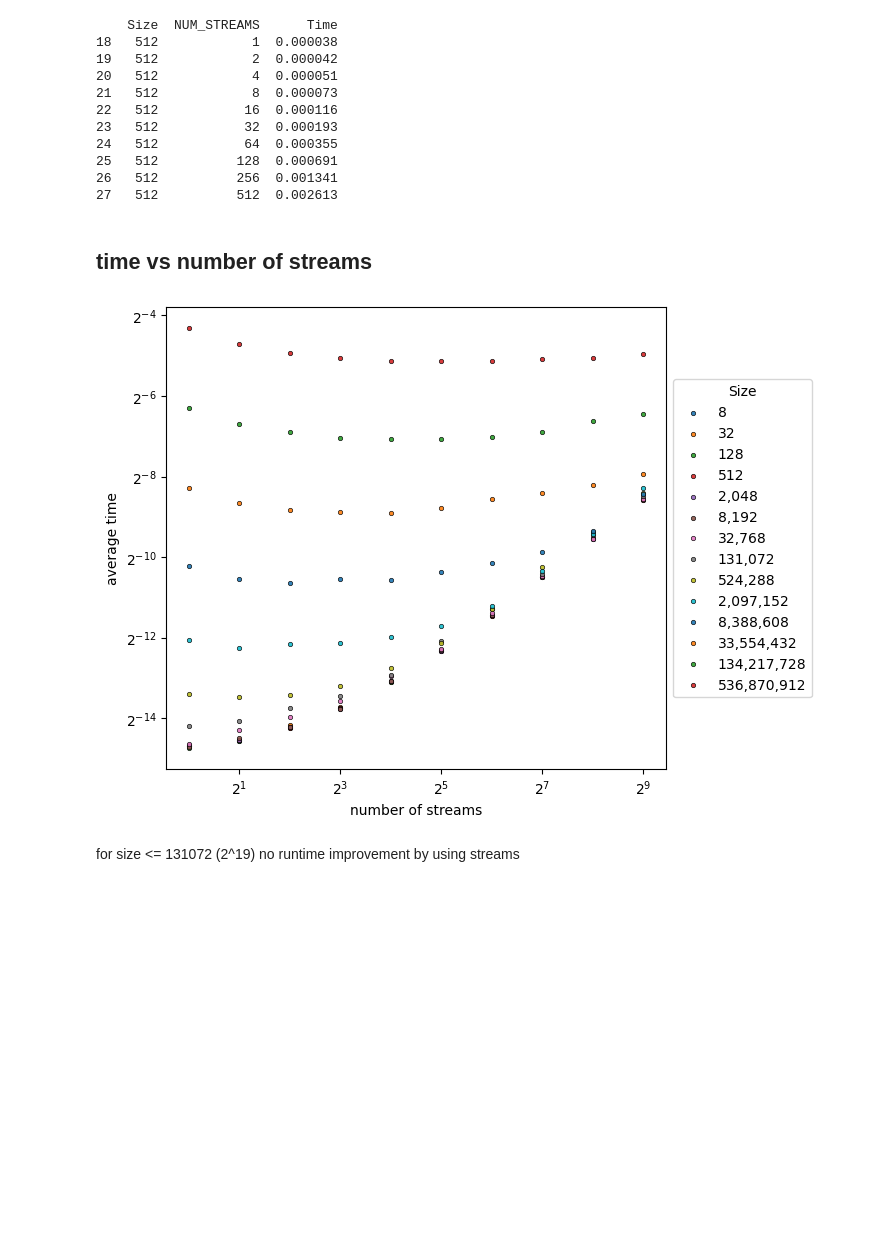
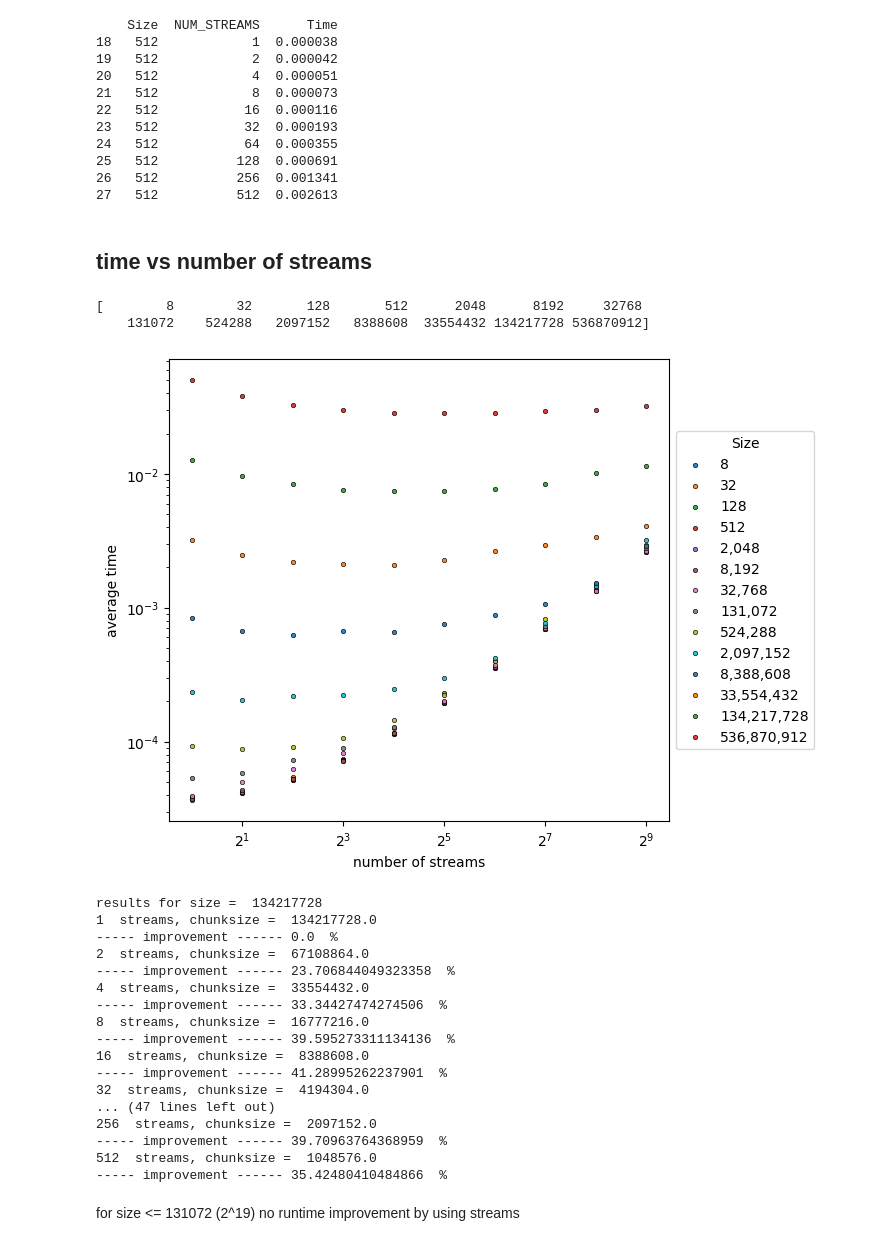
Before and after one commit to grafrap/HPC4WC-overlapping, a Jupyter notebook: measurements/cuda_plots.ipynb, the cells around one changed output. Cells and saved outputs as stored; diff of their text form; code cells hidden in the pictures; blank space fills up the shorter version.

```diff
--- a/measurements/cuda_plots.ipynb
+++ b/measurements/cuda_plots.ipynb
@@ -32,35 +32,90 @@ print(sub_df2)
 25   512          128  0.000691
 26   512          256  0.001341
 27   512          512  0.002613
-# %% [markdown]
-## time vs number of streams
+# %% [markdown]
+## time vs number of streams
 # %%
 sizes = df['Size'].unique()
+print(sizes)
 numstreams = df['NUM_STREAMS'].unique()
 
 plt.figure(figsize=(8, 6))
 
 for idx, size in enumerate(sizes):
     sub_df = df[df['Size'] == size]
     #plt.scatter(sub_df['NUM_STREAMS'], sub_df['Time'], label=f'Size: {size}')
     plt.scatter(sub_df['NUM_STREAMS'], sub_df['Time'],
                 label=f'{size:,}',  # Adds thousands separators
                 s=10,  # Larger dots
                 alpha=0.9,  # Slight transparency
                 edgecolor='black', linewidth=0.5)
 
 plt.xscale('log', base = 2)
-plt.yscale('log', base = 2)
+plt.yscale('log')
 plt.xlabel('number of streams')
 plt.ylabel('average time')
 plt.legend(loc='center left', bbox_to_anchor=(1, 0.5), title='Size')
 
 # Add space on the right for the legend
 plt.subplots_adjust(right=0.75)
 
 plt.show()
+
+size = 134217728
+print("results for size = ", size)
+
+sub_df = df[df['Size'] == size]
+times = np.array(sub_df['Time'])
+
+for idx in range(len(numstreams)):
+    improvement = 100 * (times[0] - times[idx]) / times[0]
+    print(numstreams[idx], " streams, chunksize = ", size / numstreams[idx])
+    print("----- improvement ------", improvement, " % ")
+
+size = 8388608
+print("results for size = ", size)
+
+sub_df = df[df['Size'] == size]
+times = np.array(sub_df['Time'])
+
+for idx in range(len(numstreams)):
+    improvement = 100 * (times[0] - times[idx]) / times[0]
+    print(numstreams[idx], " streams, chunksize = ", size / numstreams[idx])
+    print("----- improvement ------", improvement, " % ")
+
+
+
+size = 536870912
+print("results for size = ", size)
+
+sub_df = df[df['Size'] == size]
+times = np.array(sub_df['Time'])
+
+for idx in range(len(numstreams)):
+    improvement = 100 * (times[0] - times[idx]) / times[0]
+    print(numstreams[idx], " streams, chunksize = ", size / numstreams[idx])
+    print("----- improvement ------", improvement, " % ")
 # %% [output]
+[        8        32       128       512      2048      8192     32768
+    131072    524288   2097152   8388608  33554432 134217728 536870912]
-[figure, old version]
+[figure, new version]
+results for size =  134217728
+1  streams, chunksize =  134217728.0
+----- improvement ------ 0.0  %
+2  streams, chunksize =  67108864.0
+----- improvement ------ 23.706844049323358  %
+4  streams, chunksize =  33554432.0
+----- improvement ------ 33.34427474274506  %
+8  streams, chunksize =  16777216.0
+----- improvement ------ 39.595273311134136  %
+16  streams, chunksize =  8388608.0
+----- improvement ------ 41.28995262237901  %
+32  streams, chunksize =  4194304.0
+... (47 lines left out)
+256  streams, chunksize =  2097152.0
+----- improvement ------ 39.70963764368959  %
+512  streams, chunksize =  1048576.0
+----- improvement ------ 35.42480410484866  %
 # %% [markdown]
 for size <= 131072 (2^19) no runtime improvement by using streams
 # %%
```
Also changed, not shown: parts of 24 cells of this notebook.
